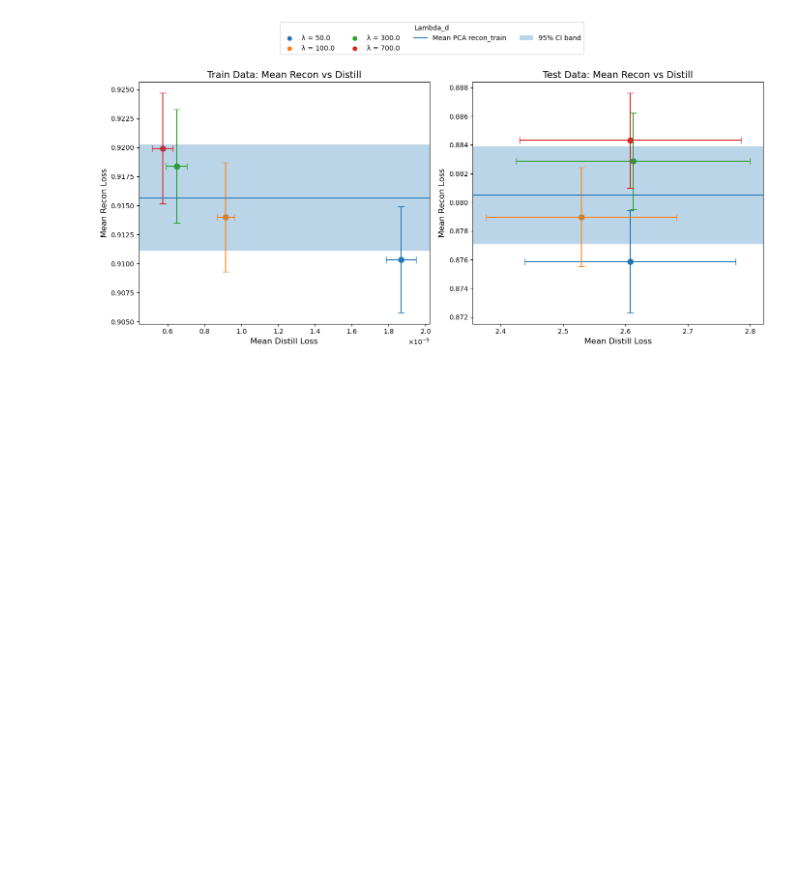
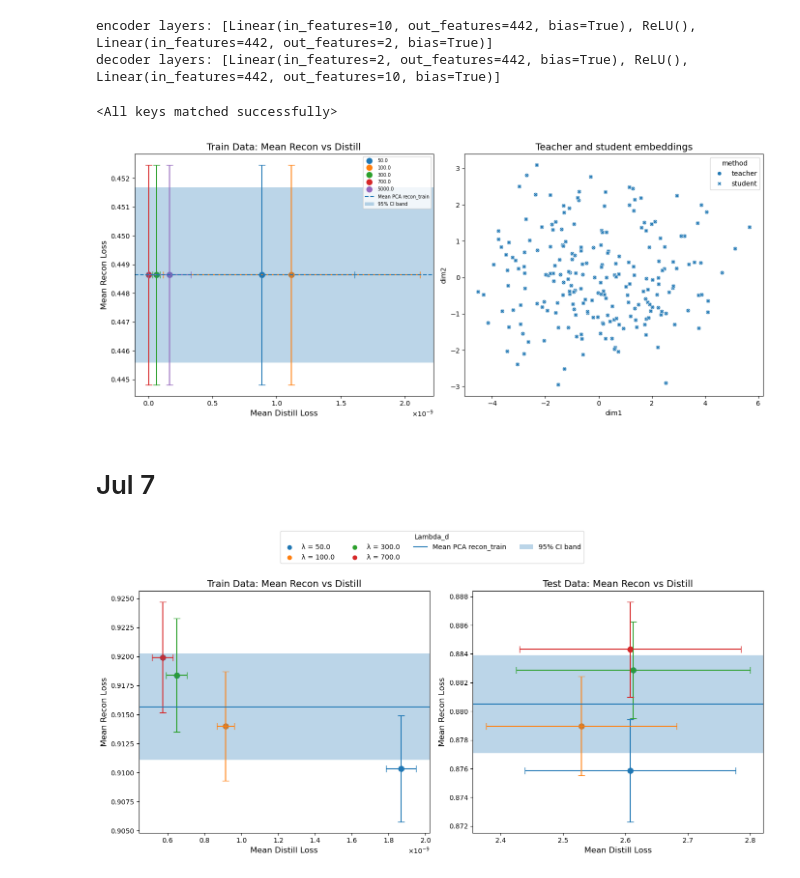
Before and after one commit to DataSlingers/MEDAL, a Jupyter notebook: notebooks/drd_viz.ipynb, the cells around one changed output. Drawn from its saved outputs; the diff is of its cells as text; code cells hidden in the pictures; blank space fills up the shorter version.

```diff
--- a/notebooks/drd_viz.ipynb
+++ b/notebooks/drd_viz.ipynb
@@ -59,0 +42,31 @@ def plot_pca_recon(df, ax, type):
+# %%
+X_tr, X_te, y_tr, y_te = load_and_split(dataset, seed=0, labels=True)
+ae_sc1_checkpoint = torch.load(model_file)
+# ae_sc2_checkpoint = torch.load('/shared/share_mala/irchang/drd/models/sc_t_isomap_seed=0.pt')
+ae_sc1 = AutoEncoder(input_dim=X_tr.shape[1], latent_dim=2, hidden_dims=hidden_dim)
+ae_sc1.load_state_dict(ae_sc1_checkpoint)
+# ae_sc2 = AutoEncoder(input_dim=X_tr.shape[1], latent_dim=2, hidden_dims=[8010])
+# ae_sc2.load_state_dict(ae_sc2_checkpoint)
+# %% [output]
+encoder layers: [Linear(in_features=10, out_features=442, bias=True), ReLU(), Linear(in_features=442, out_features=2, bias=True)]
+decoder layers: [Linear(in_features=2, out_features=442, bias=True), ReLU(), Linear(in_features=442, out_features=10, bias=True)]
+<All keys matched successfully>
+# %%
+student_sc1 = ae_sc1.encoder(torch.tensor(X_tr).float()).detach().numpy()
+# student_sc2 = ae_sc2.encoder(torch.tensor(X_tr).float()).detach().numpy()
+teacher_sc1 = pickle.load(open(teacher_file, 'rb')).transform(X_tr)
+# teacher_sc2 = pickle.load(open('/shared/share_mala/irchang/drd/models/teacher/sc_t_isomap_seed=0.pkl', 'rb')).transform(X_tr)
+# %%
+def make_df(emb, labels, who):
+    return pd.DataFrame({
+        'dim1': emb[:, 0],
+        'dim2': emb[:, 1],
+        'Class':  labels.values if hasattr(labels, 'values') else labels,
+        'method': who
+    })
+
+df_teacher = make_df(teacher_sc1, y_tr,  'teacher')
+df_student = make_df(student_sc1, y_tr,  'student')
+
+# 2) concatenate into one DataFrame
+df = pd.concat([df_teacher, df_student], ignore_index=True)
@@ -60,3 +109,19 @@ def plot_pca_recon(df, ax, type):
+# %%
+df_single_cell = pd.read_csv(lambda_exp_file)
+df_single_cell = df_single_cell[df_single_cell.student_method == "drd"]
+# Prepare the figure with two subplots: train and test
+fig, axes = plt.subplots(1, 2, figsize=(14, 6), sharex=False, sharey=False)
+
+# Compute mean and SEM across seeds for each lambda_d
+plot_lambda_recon_distill_train(df_single_cell, axes[0])
+sns.scatterplot(df, x = 'dim1', y= 'dim2', palette='tab10', ax=axes[1], style='method')
+axes[1].set_title(f'Teacher and student embeddings', fontsize=14)
+plt.tight_layout()
+plt.show()
+# %% [output]
+[figure, added]
+# %% [markdown]
+# Jul 7
 # %%
 df_single_cell = pd.read_csv('results/single_cell_pca_drd_joint_n=801_v3.csv')
 df_single_cell = df_single_cell[df_single_cell.student_method == "drd"]
```
Also changed, not shown: parts of 13 cells of this notebook, 3 other files.
